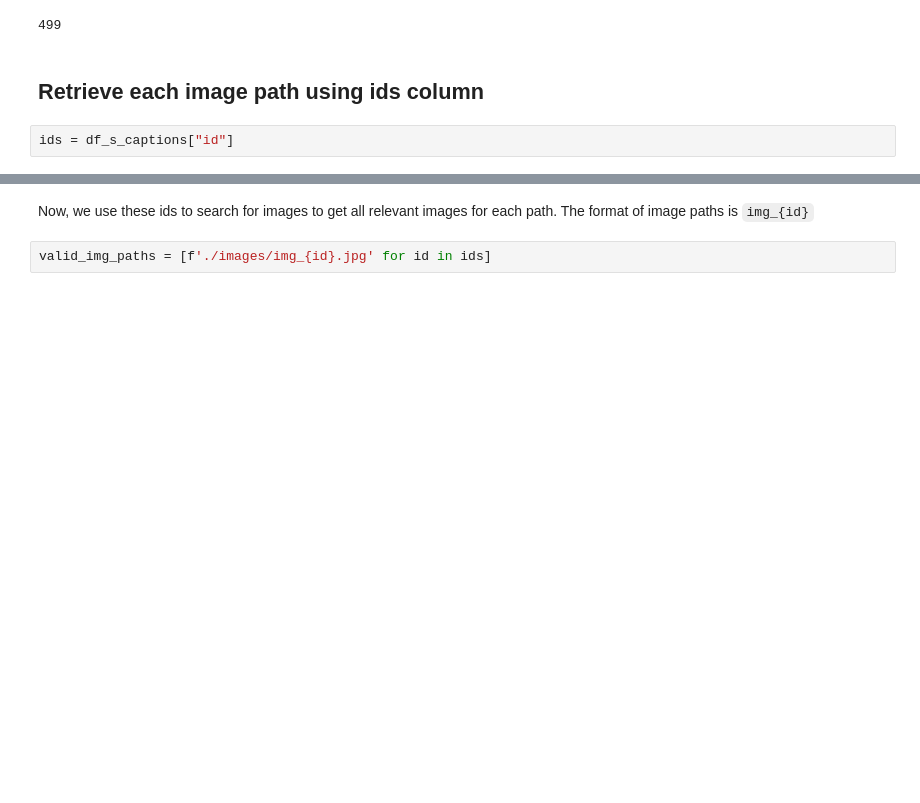
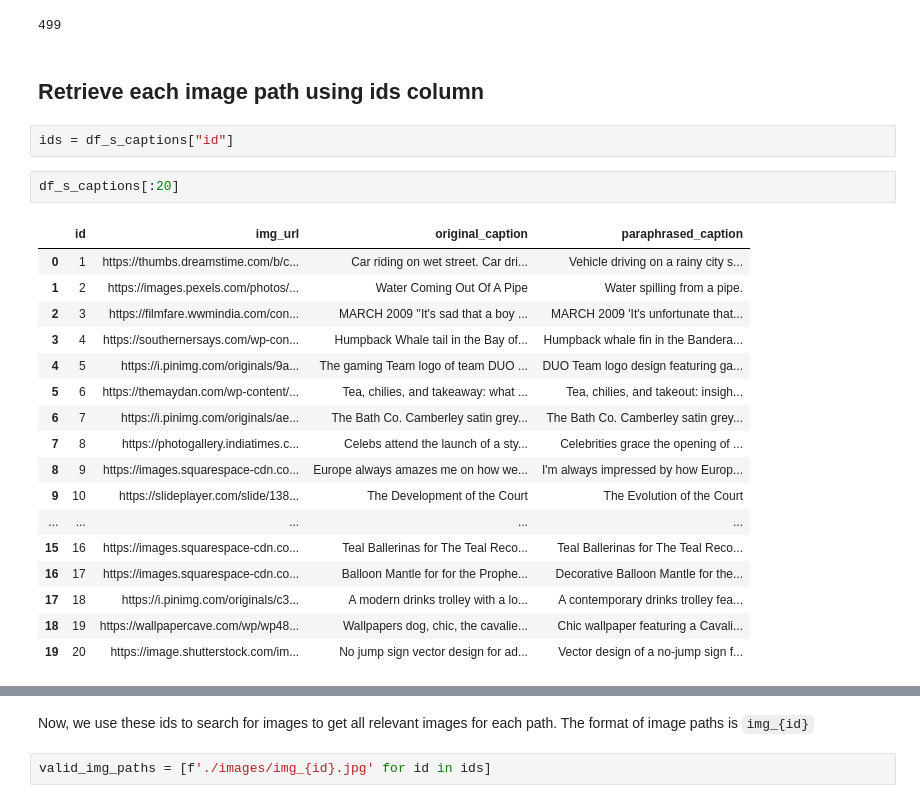
Before and after one commit to tharvus/image-rag-pipeline, a Jupyter notebook: full_pipeline.ipynb, the cells around one changed output, grey strips where cells are left out. Drawn from its saved outputs; the diff is of its cells as text; blank space fills up the shorter version.

```diff
--- a/full_pipeline.ipynb
+++ b/full_pipeline.ipynb
@@ -46,6 +46,26 @@ len(df_s_captions)
 ## Retrieve each image path using ids column
 # %%
 ids = df_s_captions["id"]
+# %%
+df_s_captions[:20]
+# %% [output]
+|  | id | img_url | original_caption | paraphrased_caption |
+| 0 | 1 | https://thumbs.dreamstime.com/b/c... | Car riding on wet street. Car dri... | Vehicle driving on a rainy city s... |
+| 1 | 2 | https://images.pexels.com/photos/... | Water Coming Out Of A Pipe | Water spilling from a pipe. |
+| 2 | 3 | https://filmfare.wwmindia.com/con... | MARCH 2009 ''It's sad that a boy ... | MARCH 2009 'It's unfortunate that... |
+| 3 | 4 | https://southernersays.com/wp-con... | Humpback Whale tail in the Bay of... | Humpback whale fin in the Bandera... |
+| 4 | 5 | https://i.pinimg.com/originals/9a... | The gaming Team logo of team DUO ... | DUO Team logo design featuring ga... |
+| 5 | 6 | https://themaydan.com/wp-content/... | Tea, chilies, and takeaway: what ... | Tea, chilies, and takeout: insigh... |
+| 6 | 7 | https://i.pinimg.com/originals/ae... | The Bath Co. Camberley satin grey... | The Bath Co. Camberley satin grey... |
+| 7 | 8 | https://photogallery.indiatimes.c... | Celebs attend the launch of a sty... | Celebrities grace the opening of ... |
+| 8 | 9 | https://images.squarespace-cdn.co... | Europe always amazes me on how we... | I'm always impressed by how Europ... |
+| 9 | 10 | https://slideplayer.com/slide/138... | The Development of the Court | The Evolution of the Court |
+| ... | ... | ... | ... | ... |
+| 15 | 16 | https://images.squarespace-cdn.co... | Teal Ballerinas for The Teal Reco... | Teal Ballerinas for The Teal Reco... |
+| 16 | 17 | https://images.squarespace-cdn.co... | Balloon Mantle for for the Prophe... | Decorative Balloon Mantle for the... |
+| 17 | 18 | https://i.pinimg.com/originals/c3... | A modern drinks trolley with a lo... | A contemporary drinks trolley fea... |
+| 18 | 19 | https://wallpapercave.com/wp/wp48... | Wallpapers dog, chic, the cavalie... | Chic wallpaper featuring a Cavali... |
+| 19 | 20 | https://image.shutterstock.com/im... | No jump sign vector design for ad... | Vector design of a no-jump sign f... |
 # %%
 ids
 # %% [output]
```
Also changed, not shown: parts of 12 cells of this notebook, 2 other files.
